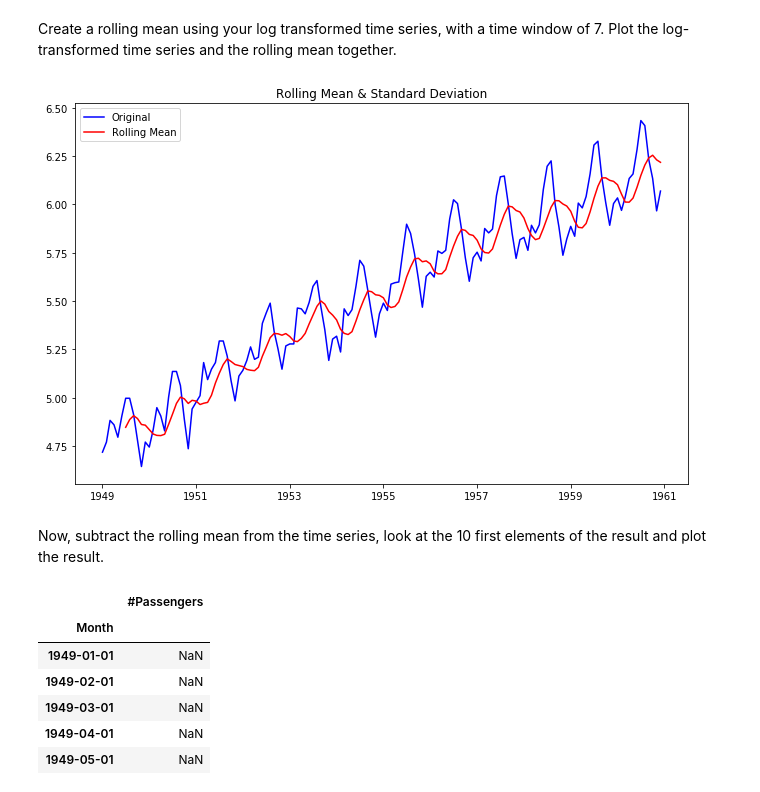
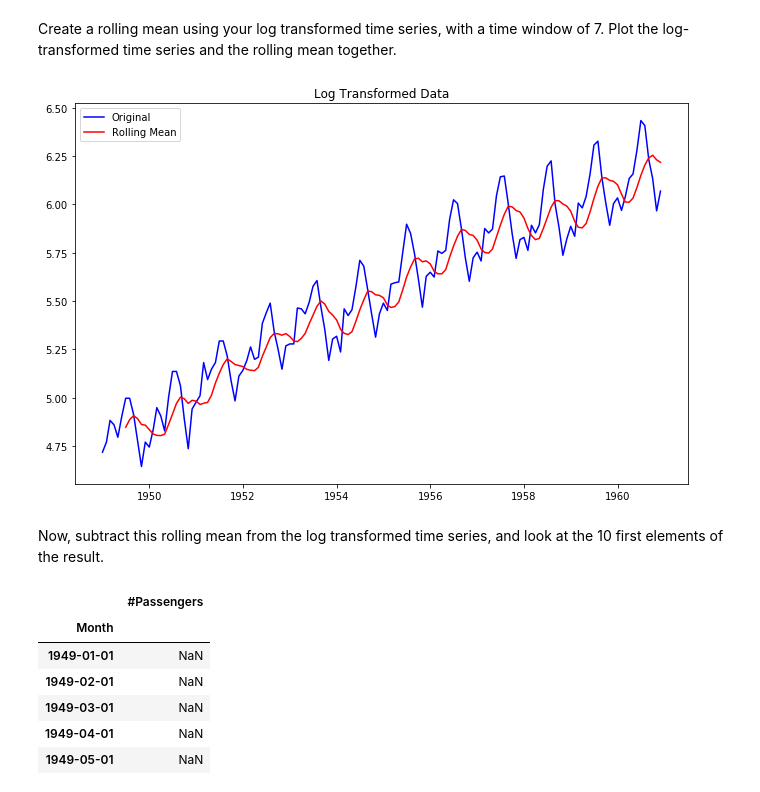
Before and after one commit to learn-co-curriculum/dsc-removing-trends-lab, a Jupyter notebook: index.ipynb, the cells around one changed output. Cells and saved outputs as stored; diff of their text form; code cells hidden in the pictures.

```diff
--- a/index.ipynb
+++ b/index.ipynb
@@ -37,0 +51,13 @@ ts.plot(figsize=(12,6), color="blue");
+# %%
+# __SOLUTION__
+# Import 'passengers.csv' dataset
+data = pd.read_csv('passengers.csv')
+
+# Change the data type of the 'Month' column
+data['Month'] = pd.to_datetime(data['Month'])
+
+# Set the 'Month' column as the index
+ts = data.set_index('Month')
+
+# Print the first five rows
+ts.head()
@@ -131,14 +185,14 @@ Create a rolling mean using your log transformed time series, with a time window
 # %%
 # __SOLUTION__
-rolmean = np.log(ts).rolling(window = 7).mean()
+roll_mean = np.log(ts).rolling(window=7).mean()
 fig = plt.figure(figsize=(11,7))
-orig = plt.plot(np.log(ts), color='blue',label='Original')
-mean = plt.plot(rolmean, color='red', label='Rolling Mean')
+plt.plot(np.log(ts), color='blue', label='Original')
+plt.plot(roll_mean, color='red', label='Rolling Mean')
 plt.legend(loc='best')
-plt.title('Rolling Mean & Standard Deviation')
+plt.title('Log Transformed Data')
 plt.show(block=False)
 # %% [output]
-[figure, old version]
+[figure, new version]
 # %% [markdown]
-Now, subtract the rolling mean from the time series, look at the 10 first elements of the result and plot the result.
+Now, subtract this rolling mean from the log transformed time series, and look at the 10 first elements of the result.
 # %%
```
Also changed, not shown: parts of 59 cells of this notebook.
